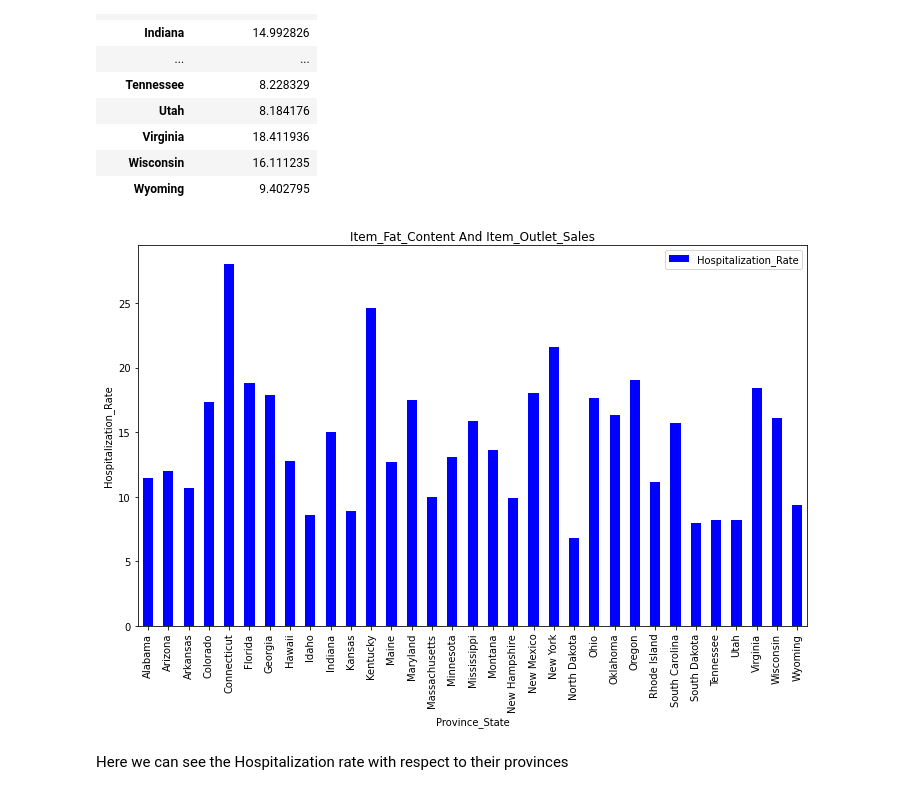
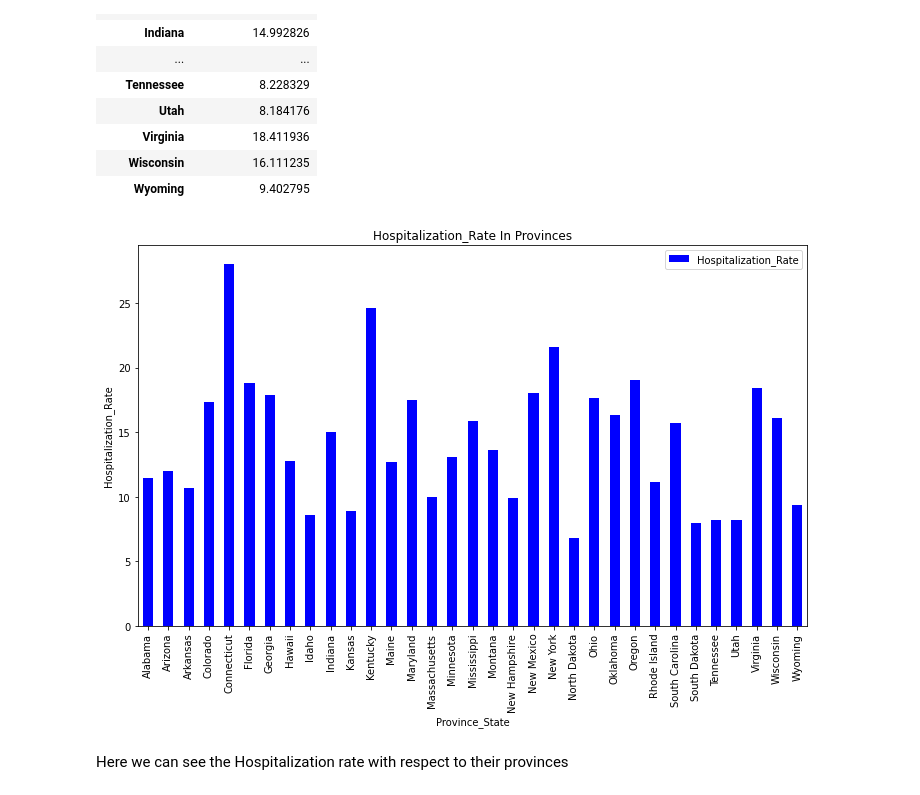
Before and after one commit to Anwesh91/M20_Prpject2020, a Jupyter notebook: M20_P9_Covid10_USA.ipynb, the cells around one changed output. Cells and saved outputs as stored; diff of their text form; code cells hidden in the pictures.

```diff
--- a/M20_P9_Covid10_USA.ipynb
+++ b/M20_P9_Covid10_USA.ipynb
@@ -238,12 +238,12 @@ Hospitalization_Rate_pivot
 # %%
 Hospitalization_Rate_pivot.plot(kind='bar', color='blue',figsize=(12,7))
 plt.xlabel('Province_State')
 plt.ylabel('Hospitalization_Rate')
-plt.title('Item_Fat_Content And Item_Outlet_Sales')
+plt.title('Hospitalization_Rate In Provinces')
 plt.xticks(rotation=90)
 plt.show()
 # %% [output]
-[figure, old version]
+[figure, new version]
 # %% [markdown]
 Here we can see the Hospitalization rate with respect to their provinces
 # %%
```
Also changed, not shown: parts of 1 cell of this notebook.
